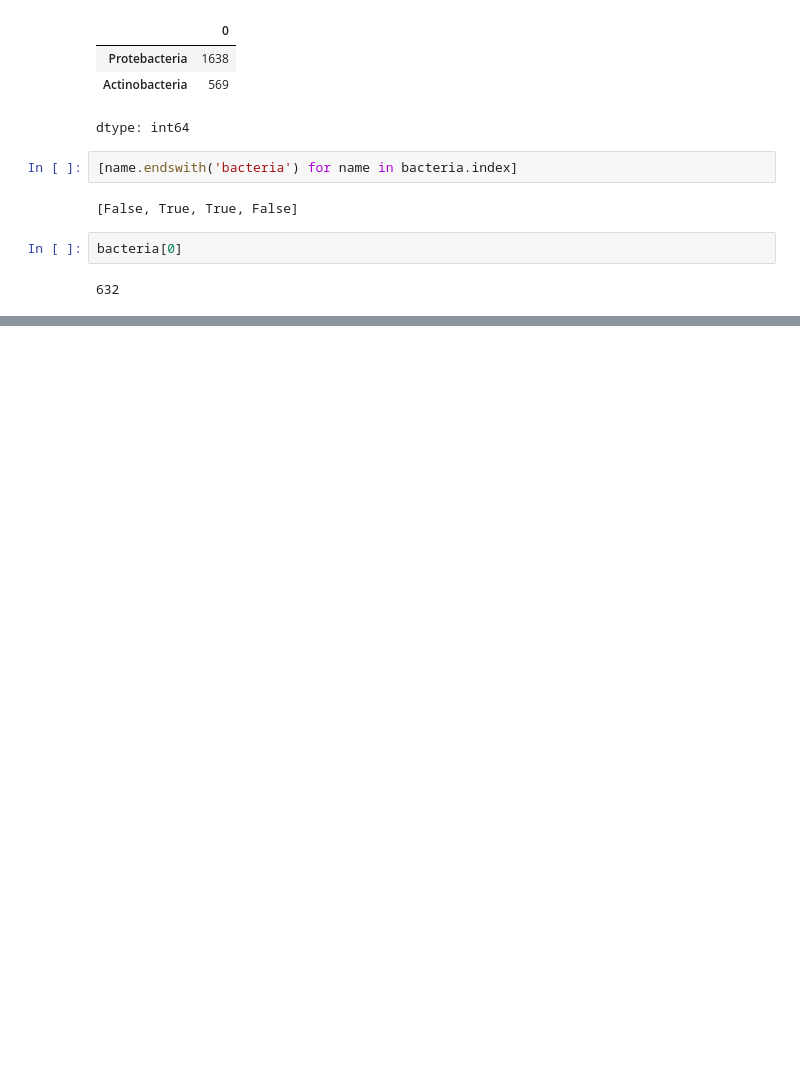
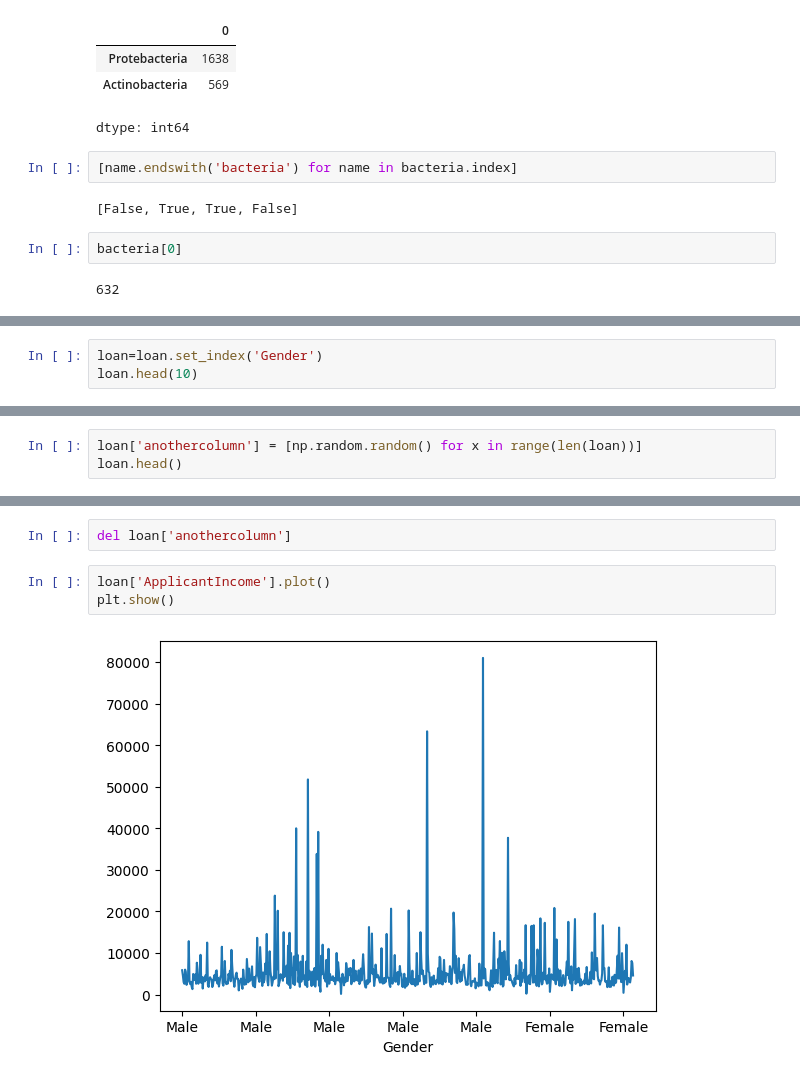
Before and after one commit to samariwa/artificial-intelligence-projects, a Jupyter notebook: lab2.ipynb, the cells around one changed output, grey strips where cells are left out. Cells and saved outputs as stored; diff of their text form; blank space fills up the shorter version.

```diff
--- a/lab2.ipynb
+++ b/lab2.ipynb
@@ -53,0 +325,3 @@ FileNotFoundError: [Errno 2] No such file or directory: 'train.csv'
+# %%
+loan=loan.set_index('Gender')
+loan.head(10)
@@ -53,0 +381,3 @@ FileNotFoundError: [Errno 2] No such file or directory: 'train.csv'
+# %%
+loan['anothercolumn'] = [np.random.random() for x in range(len(loan))]
+loan.head()
@@ -53,0 +392,7 @@ FileNotFoundError: [Errno 2] No such file or directory: 'train.csv'
+# %%
+del loan['anothercolumn']
+# %%
+loan['ApplicantIncome'].plot()
+plt.show()
+# %% [output]
+[figure, added]
```
Also changed, not shown: parts of 38 cells of this notebook.
